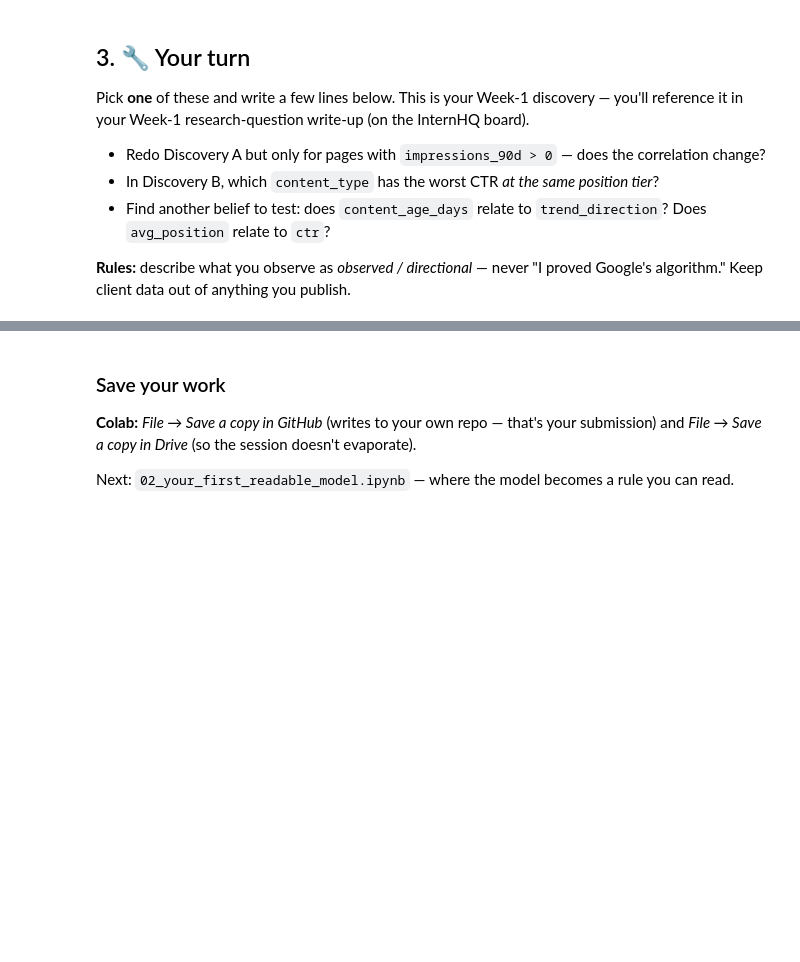
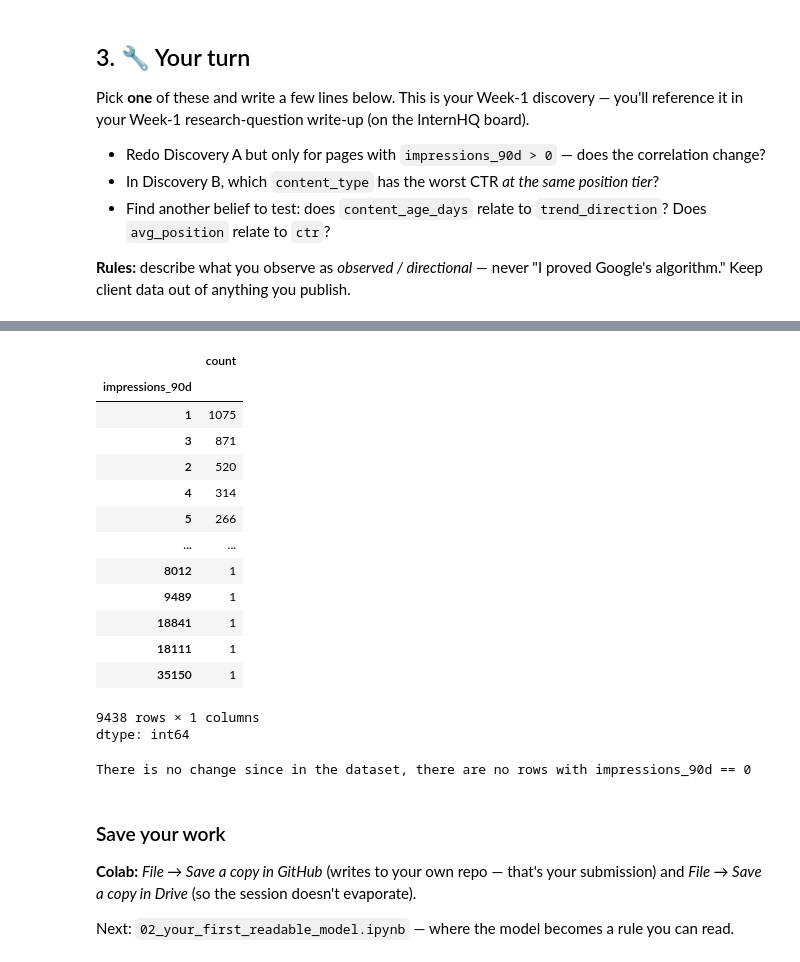
Before and after one commit to Frederic7/flyrank-internship-ml, a Jupyter notebook: notebooks/01_first_look_and_discovery.ipynb, the cells around one changed output, grey strips where cells are left out. Drawn from its saved outputs; the diff is of its cells as text; code cells hidden in the pictures; blank space fills up the shorter version.

```diff
--- a/notebooks/01_first_look_and_discovery.ipynb
+++ b/notebooks/01_first_look_and_discovery.ipynb
@@ -156,3 +183,25 @@ Pick **one** of these and write a few lines below. This is your Week-1 discovery
+# %%
+df["impressions_90d"].value_counts()
+# %% [output]
+|  | count |
+| impressions_90d |  |
+| 1 | 1075 |
+| 3 | 871 |
+| 2 | 520 |
+| 4 | 314 |
+| 5 | 266 |
+| ... | ... |
+| 8012 | 1 |
+| 9489 | 1 |
+| 18841 | 1 |
+| 18111 | 1 |
+| 35150 | 1 |
+9438 rows × 1 columns
+dtype: int64
+# %%
+print("There is no change since in the dataset, there are no rows with impressions_90d == 0")
+# %% [output]
+There is no change since in the dataset, there are no rows with impressions_90d == 0
 # %% [markdown]
 ### Save your work
 **Colab:** *File → Save a copy in GitHub* (writes to your own repo — that's your submission) and *File → Save a copy in Drive* (so the session doesn't evaporate).
```
Also changed, not shown: parts of 2 cells of this notebook.
